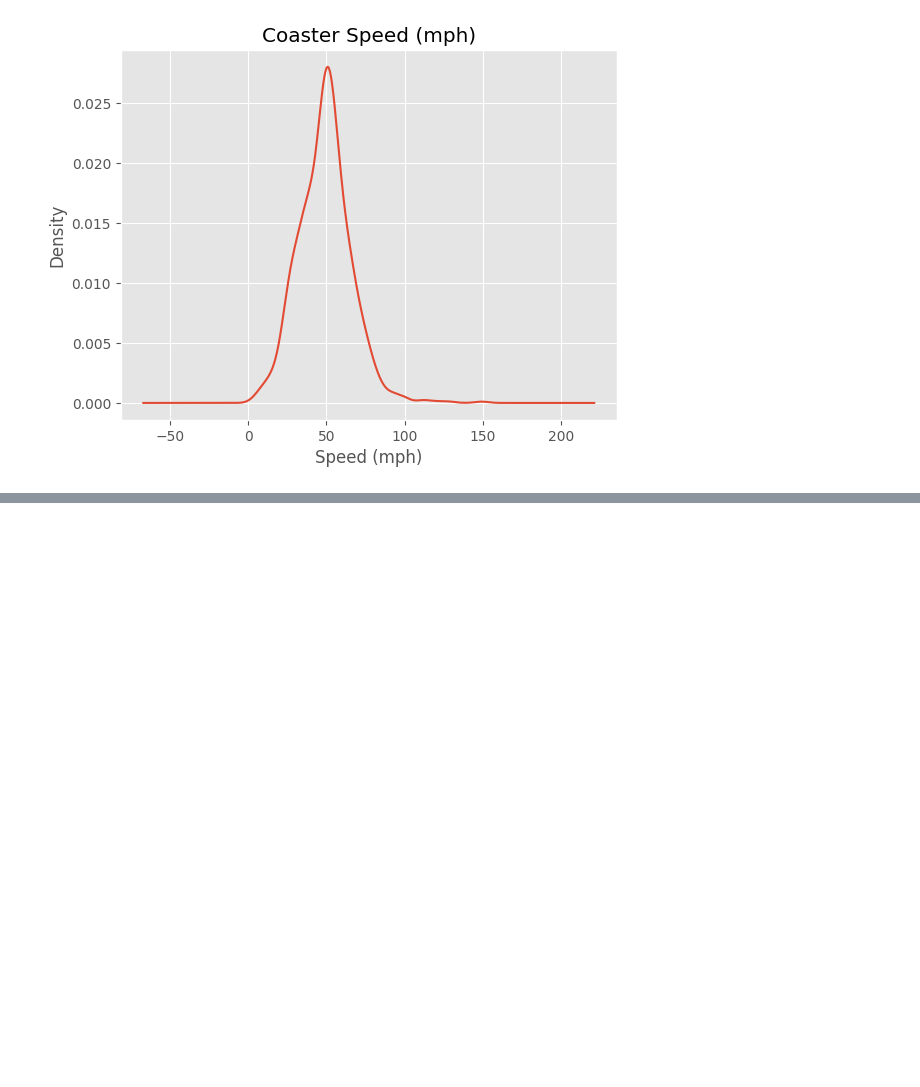
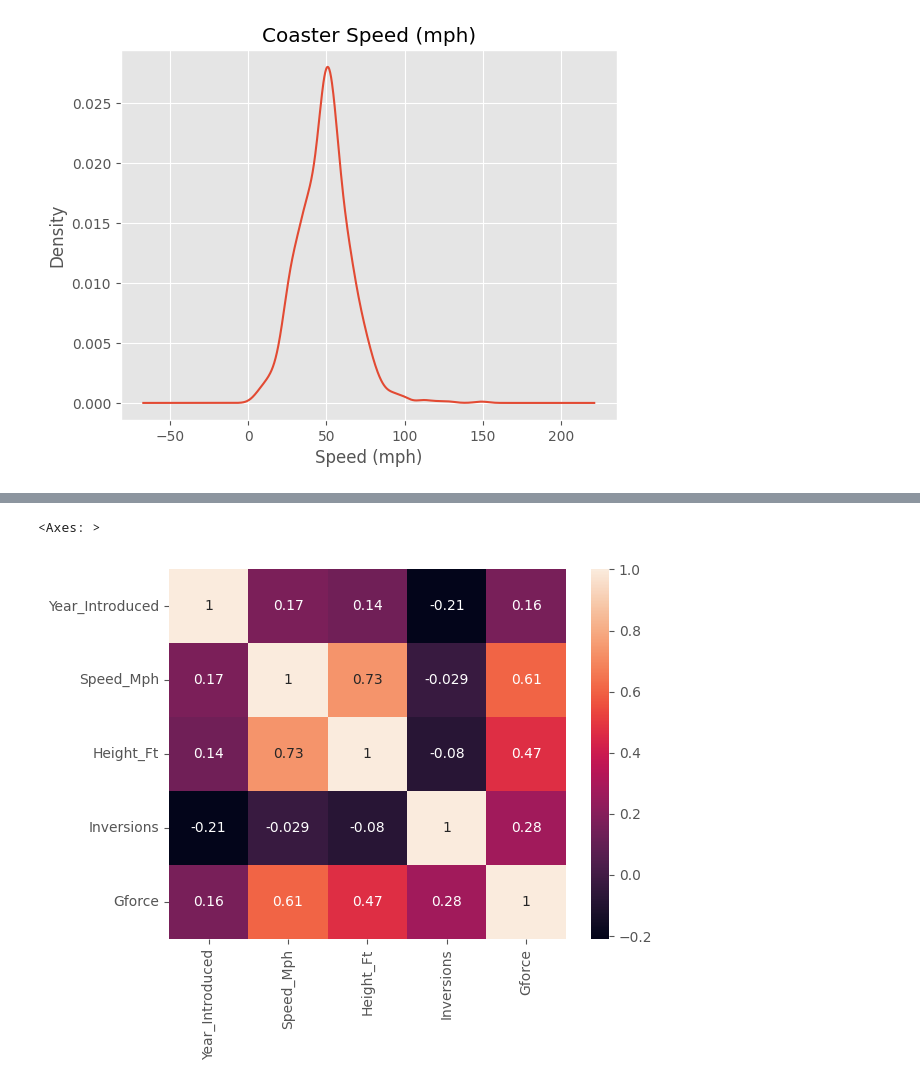
Before and after one commit to lucaberbenni/EDA, a Jupyter notebook: EDA.ipynb, the cells around one changed output, grey strips where cells are left out. Saved outputs shown, nothing was run; the diff lists cells and outputs as text; code cells hidden in the pictures; blank space fills up the shorter version.

```diff
--- a/EDA.ipynb
+++ b/EDA.ipynb
@@ -210,0 +227,7 @@ Text(0.5, 0, 'Speed (mph)')
+# %%
+df_corr = df[['Year_Introduced', 'Speed_Mph', 'Height_Ft', 'Inversions', 'Gforce']].dropna().corr()
+# %%
+sns.heatmap(df_corr, annot=True)
+# %% [output]
+<Axes: >
+[figure, added]
```
Also changed, not shown: parts of 3 cells of this notebook.
